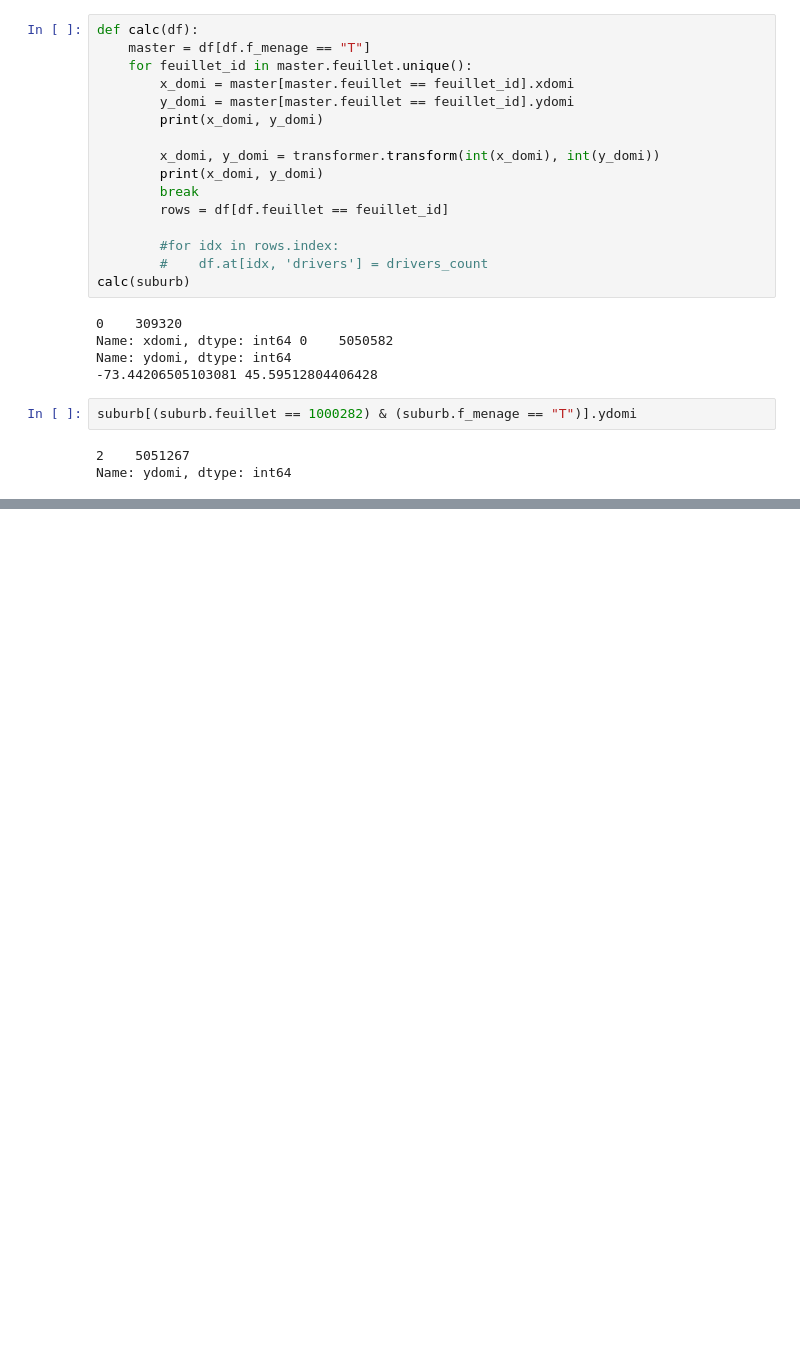
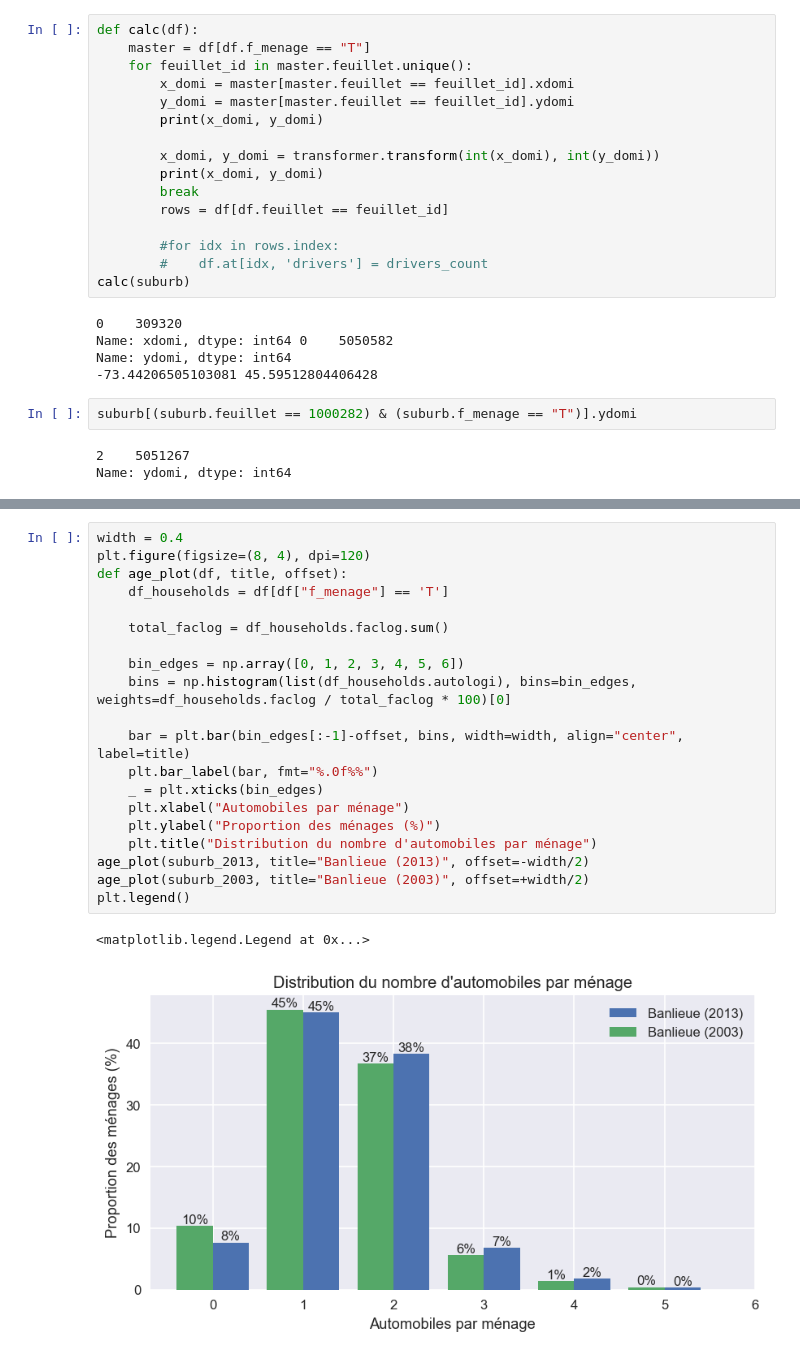
Before and after one commit to davidmurray/CIV6702-TP3, a Jupyter notebook: TP3.ipynb, the cells around one changed output, grey strips where cells are left out. Saved outputs shown, nothing was run; the diff lists cells and outputs as text; blank space fills up the shorter version.

```diff
--- a/TP3.ipynb
+++ b/TP3.ipynb
@@ -315,0 +378,23 @@ Name: ydomi, dtype: int64
+# %%
+width = 0.4
+plt.figure(figsize=(8, 4), dpi=120)
+def age_plot(df, title, offset):
+    df_households = df[df["f_menage"] == 'T']
+
+    total_faclog = df_households.faclog.sum()
+
+    bin_edges = np.array([0, 1, 2, 3, 4, 5, 6])
+    bins = np.histogram(list(df_households.autologi), bins=bin_edges, weights=df_households.faclog / total_faclog * 100)[0]
+
+    bar = plt.bar(bin_edges[:-1]-offset, bins, width=width, align="center", label=title)
+    plt.bar_label(bar, fmt="%.0f%%")
+    _ = plt.xticks(bin_edges)
+    plt.xlabel("Automobiles par ménage")
+    plt.ylabel("Proportion des ménages (%)")
+    plt.title("Distribution du nombre d'automobiles par ménage")
+age_plot(suburb_2013, title="Banlieue (2013)", offset=-width/2)
+age_plot(suburb_2003, title="Banlieue (2003)", offset=+width/2)
+plt.legend()
+# %% [output]
+<matplotlib.legend.Legend at 0x...>
+[figure, added]
```
Also changed, not shown: parts of 20 cells of this notebook.
